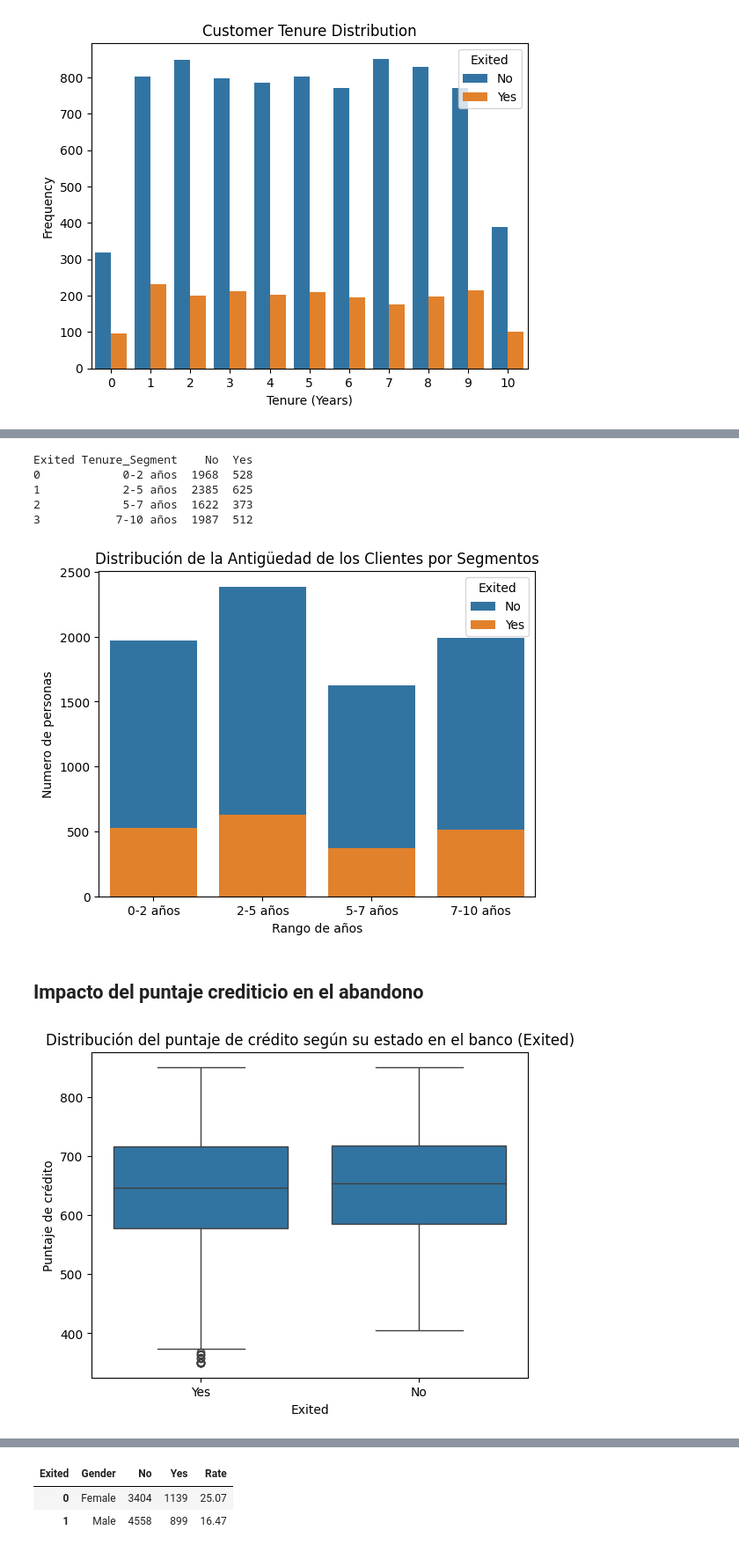
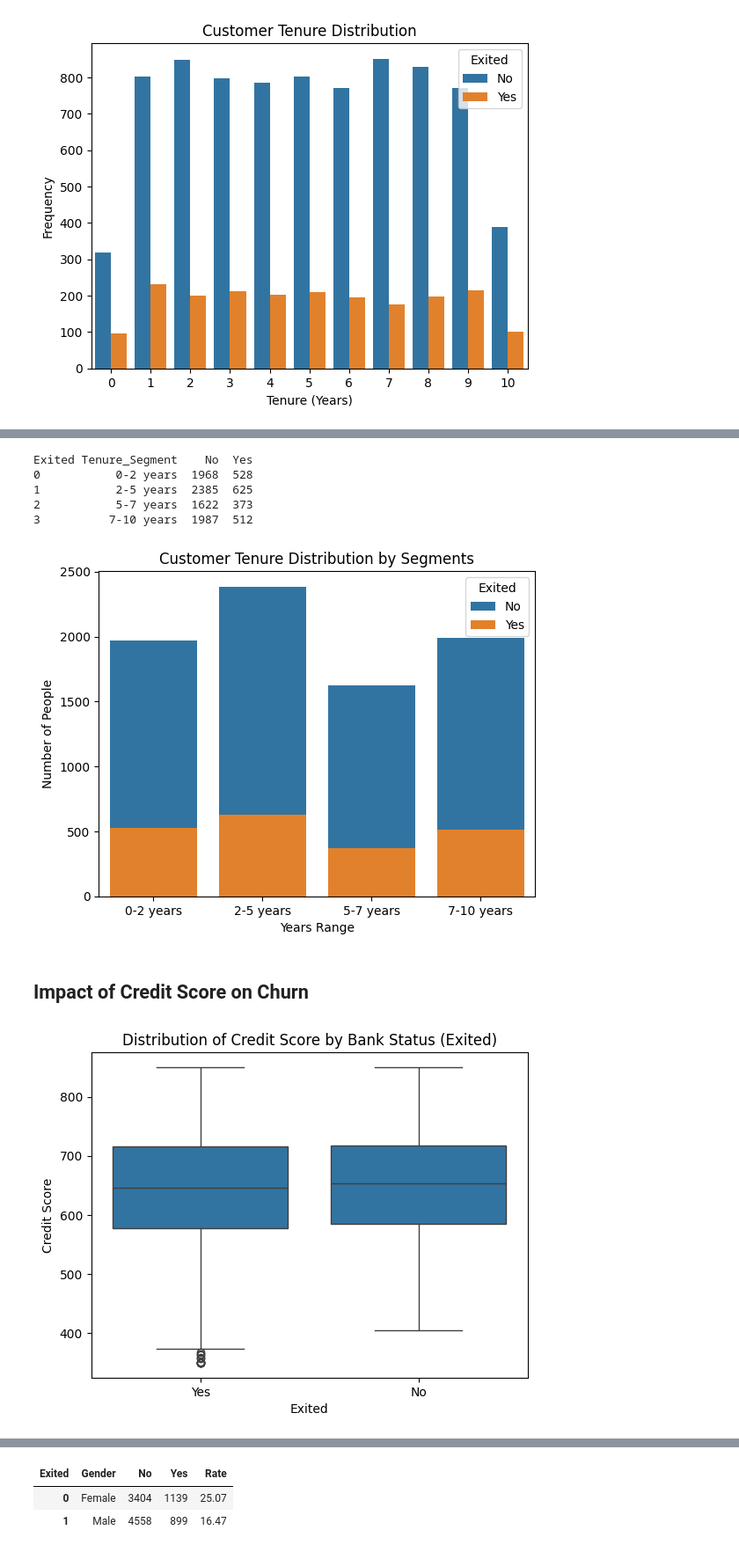
Before and after one commit to ju4n-avendanoa/Bank_Churn, a Jupyter notebook: main.ipynb, the cells around one changed output, grey strips where cells are left out. Shown at 88% size. Drawn from its saved outputs; the diff is of its cells as text; code cells hidden in the pictures.

```diff
--- a/main.ipynb
+++ b/main.ipynb
@@ -263,5 +267,5 @@ plt.show()
 # %%
-df['Tenure_Segment'] = pd.cut(df['Tenure'], bins=[-0.1,2,5,7,10], labels=['0-2 años', '2-5 años', '5-7 años', '7-10 años'])
+df['Tenure_Segment'] = pd.cut(df['Tenure'], bins=[-0.1, 2, 5, 7, 10], labels=['0-2 years', '2-5 years', '5-7 years', '7-10 years'])
 
 variable = df.groupby('Tenure_Segment')['Exited'].value_counts().unstack().reset_index()
 
@@ -269,28 +273,28 @@ print(variable)
 
 sns.barplot(x='Tenure_Segment', y='No', data=variable, label='No')
 sns.barplot(x='Tenure_Segment', y='Yes', data=variable, label='Yes')
-plt.title('Distribución de la Antigüedad de los Clientes por Segmentos')
-plt.ylabel('Numero de personas')
-plt.xlabel('Rango de años')
+plt.title('Customer Tenure Distribution by Segments')
+plt.ylabel('Number of People')
+plt.xlabel('Years Range')
 plt.legend(title='Exited')
 plt.show()
 # %% [output]
 Exited Tenure_Segment    No  Yes
-0            0-2 años  1968  528
-1            2-5 años  2385  625
-2            5-7 años  1622  373
-3           7-10 años  1987  512
+0           0-2 years  1968  528
+1           2-5 years  2385  625
+2           5-7 years  1622  373
+3          7-10 years  1987  512
-[figure, old version]
+[figure, new version]
-# %% [markdown]
-## Impacto del puntaje crediticio en el abandono
+# %% [markdown]
+## Impact of Credit Score on Churn
 # %%
 sns.boxplot(x='Exited', y='CreditScore', data=df)
-plt.title('Distribución del puntaje de crédito según su estado en el banco (Exited)')
+plt.title('Distribution of Credit Score by Bank Status (Exited)')
 plt.xlabel('Exited')
-plt.ylabel('Puntaje de crédito')
+plt.ylabel('Credit Score')
 plt.show()
 # %% [output]
-[figure, old version]
+[figure, new version]
 # %%
 df['Credit_Segment'] = pd.cut(df['CreditScore'], bins=[0, 600, 700, 800, 900, 1000], labels=['0-600', '600-700', '700-800', '800-900', '900-1000'])
 
```
Also changed, not shown: parts of 18 cells of this notebook.
